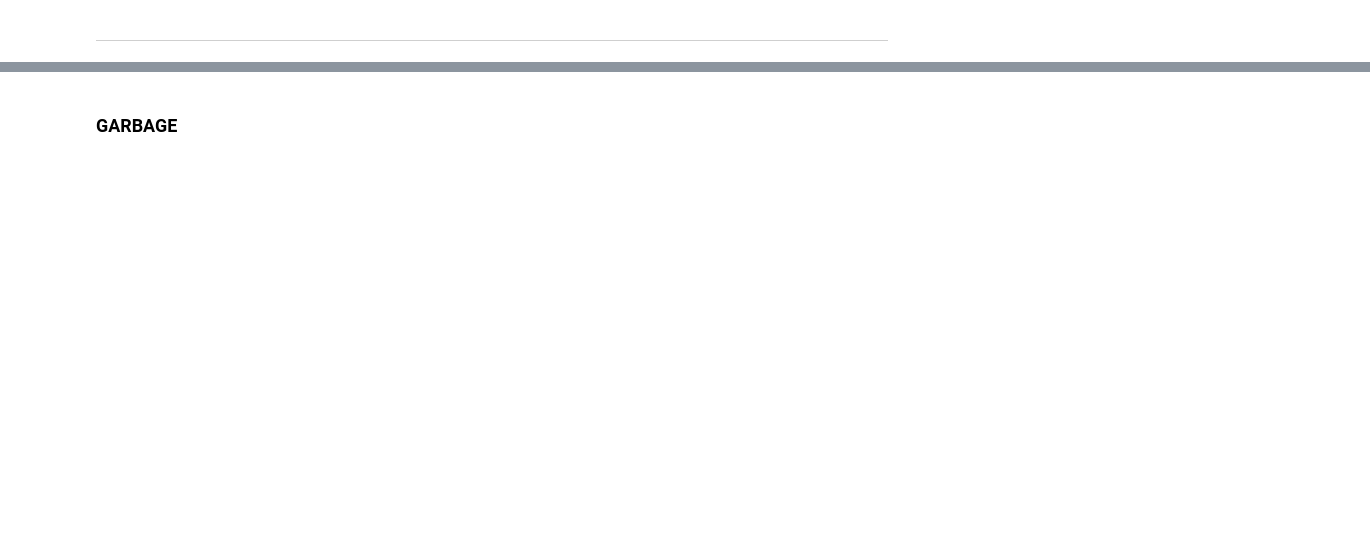
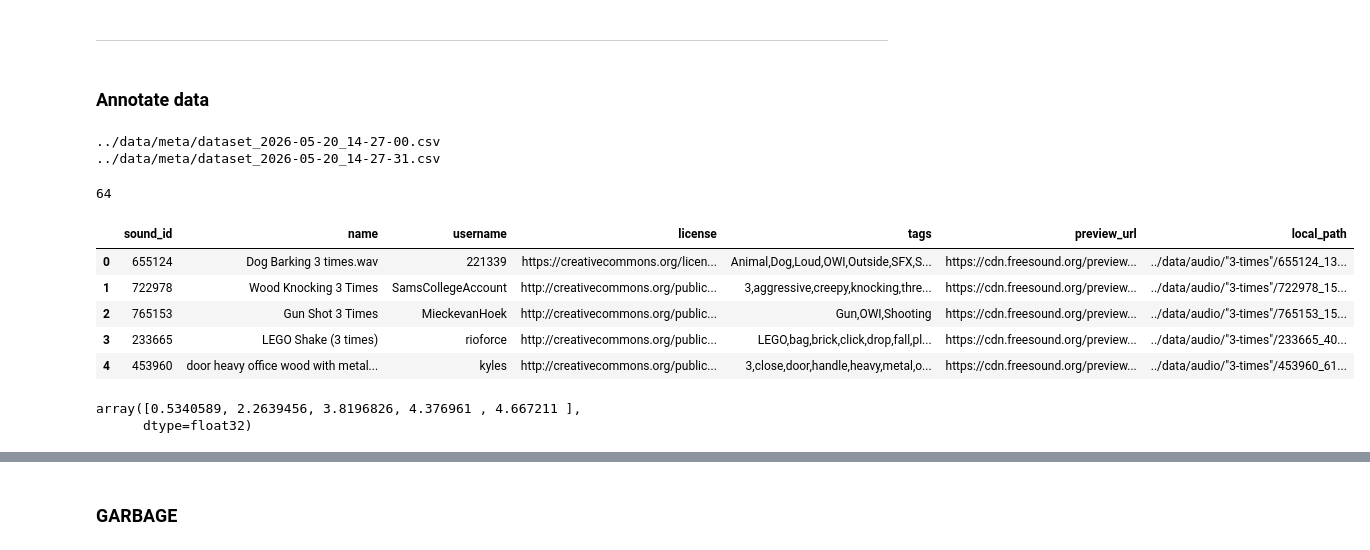
Before and after one commit to morehovschi/repepep, a Jupyter notebook: src/querier.ipynb, the cells around one changed output, grey strips where cells are left out. Cells and saved outputs as stored; diff of their text form; code cells hidden in the pictures; blank space fills up the shorter version.

```diff
--- a/src/querier.ipynb
+++ b/src/querier.ipynb
@@ -250,3 +251,20 @@ Method: Freesound Native (es.OnsetRate) | Detected: 4 | In Pattern: 4
 [interactive output not drawn]
 # %% [markdown]
 ---
+# %% [markdown]
+### Annotate data
+# %%
+df = None
+for csv_path in glob.glob(os.path.join(META_DIR, "dataset_*.csv")):
+    print(csv_path)
+    if df is None:
+        df = pd.read_csv(csv_path)
+    else:
+        df = pd.concat([df, pd.read_csv(csv_path)])
+# %% [output]
+../data/meta/dataset_2026-05-20_14-27-00.csv
+../data/meta/dataset_2026-05-20_14-27-31.csv
+# %%
+len(df)
+# %% [output]
+64
@@ -252,0 +274,14 @@ Method: Freesound Native (es.OnsetRate) | Detected: 4 | In Pattern: 4
+# %%
+df[:5]
+# %% [output]
+|  | sound_id | name | username | license | tags | preview_url | local_path |
+| 0 | 655124 | Dog Barking 3 times.wav | 221339 | https://creativecommons.org/licen... | Animal,Dog,Loud,OWI,Outside,SFX,S... | https://cdn.freesound.org/preview... | ../data/audio/"3-times"/655124_13... |
+| 1 | 722978 | Wood Knocking 3 Times | SamsCollegeAccount | http://creativecommons.org/public... | 3,aggressive,creepy,knocking,thre... | https://cdn.freesound.org/preview... | ../data/audio/"3-times"/722978_15... |
+| 2 | 765153 | Gun Shot 3 Times | MieckevanHoek | http://creativecommons.org/public... | Gun,OWI,Shooting | https://cdn.freesound.org/preview... | ../data/audio/"3-times"/765153_15... |
+| 3 | 233665 | LEGO Shake (3 times) | rioforce | http://creativecommons.org/public... | LEGO,bag,brick,click,drop,fall,pl... | https://cdn.freesound.org/preview... | ../data/audio/"3-times"/233665_40... |
+| 4 | 453960 | door heavy office wood with metal... | kyles | http://creativecommons.org/public... | 3,close,door,handle,heavy,metal,o... | https://cdn.freesound.org/preview... | ../data/audio/"3-times"/453960_61... |
+# %%
+onsets
+# %% [output]
+array([0.5340589, 2.2639456, 3.8196826, 4.376961 , 4.667211 ],
+      dtype=float32)
```
Also changed, not shown: parts of 13 cells of this notebook, 5 other files.
